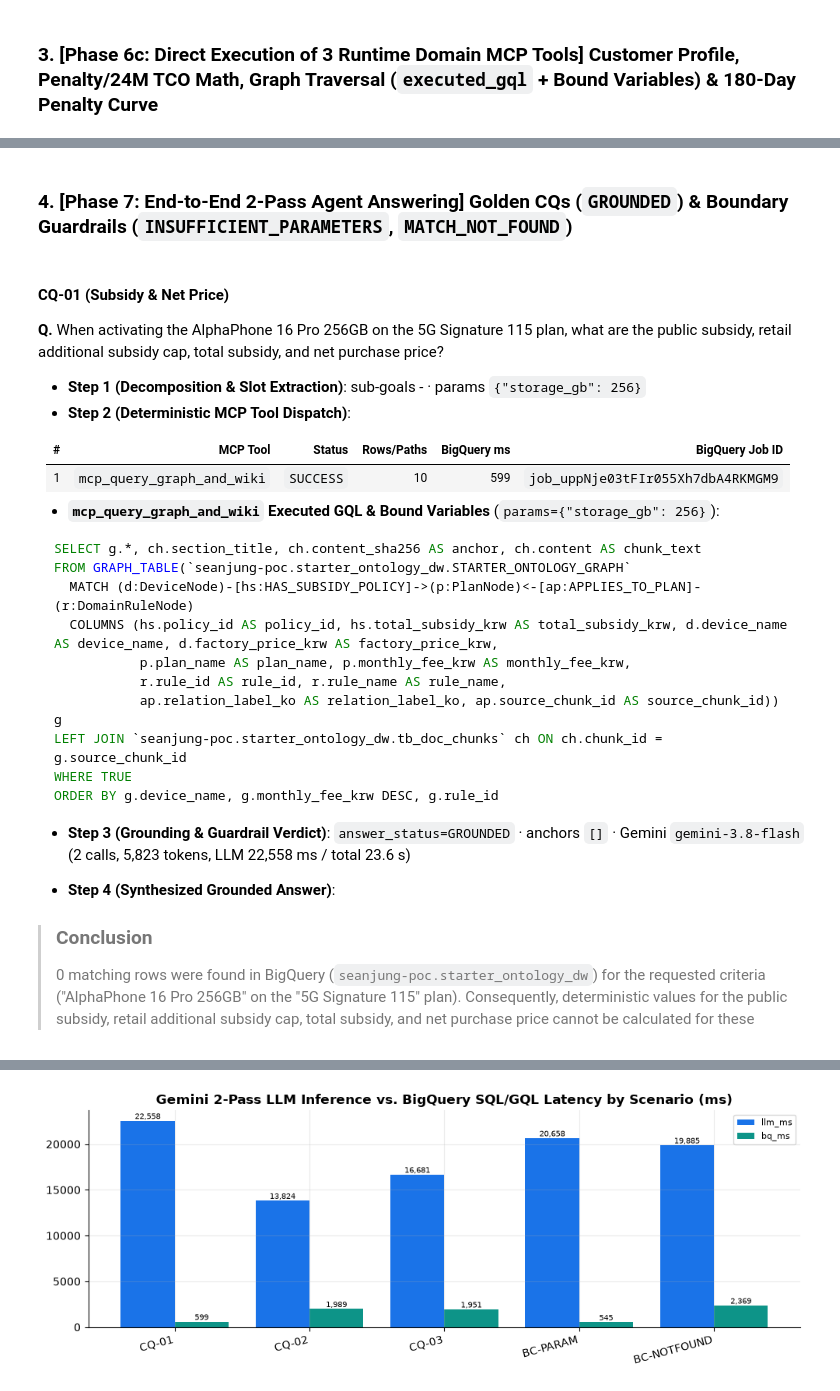
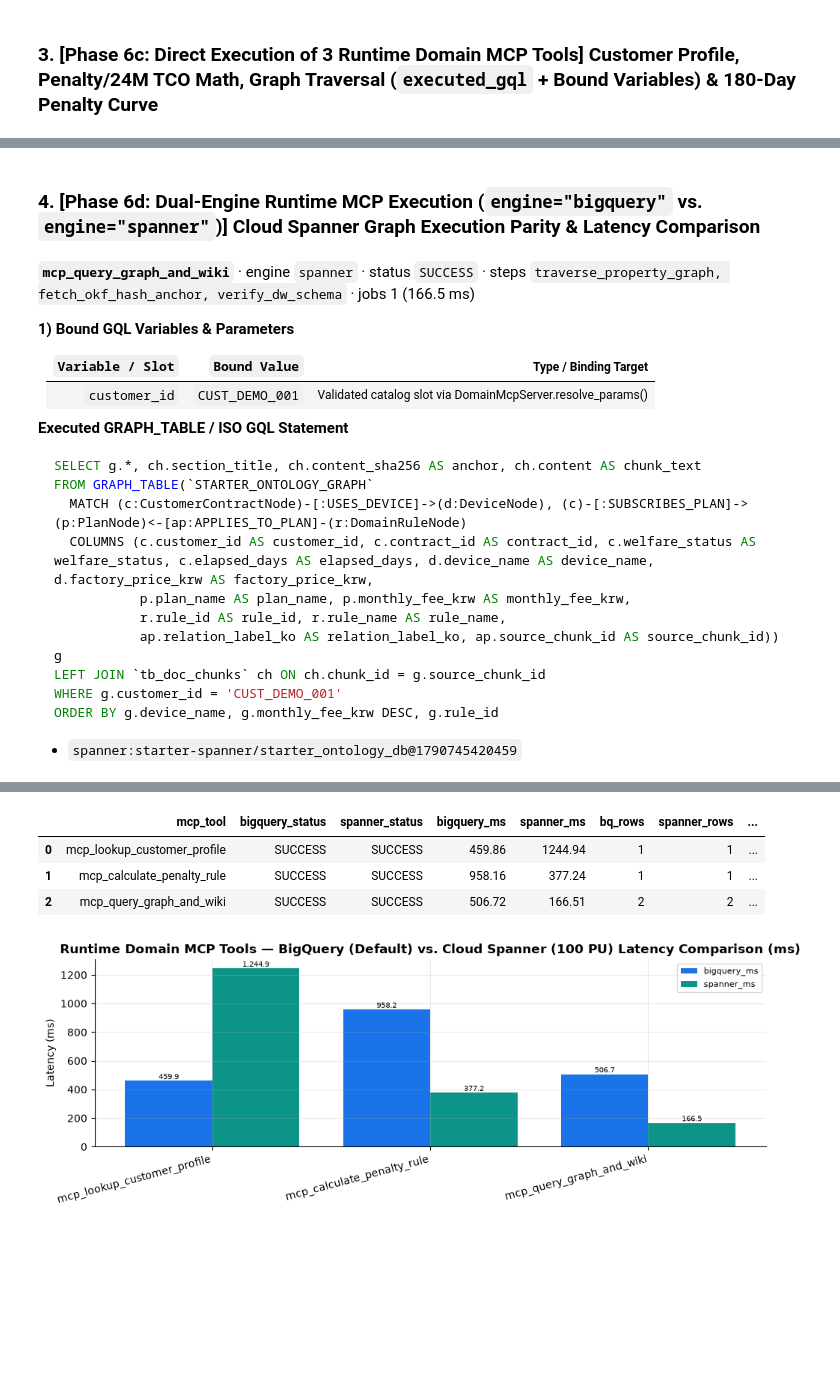
Before and after one commit to seanjungG/agentic-ontology-starter, a Jupyter notebook: notebooks/en/stage4_agent_and_mcp_execution_en.ipynb, the cells around one changed output, grey strips where cells are left out. Drawn from its saved outputs; the diff is of its cells as text; code cells hidden in the pictures; blank space fills up the shorter version.

Commit message:
feat(grill010): add Cloud Spanner Graph, Dual-Engine Fabric, 5-axis engine checklist, and GCP system architecture

````diff
--- a/notebooks/en/stage4_agent_and_mcp_execution_en.ipynb
+++ b/notebooks/en/stage4_agent_and_mcp_execution_en.ipynb
@@ -153,52 +153,34 @@ ORDER BY g.device_name, g.monthly_fee_krw DESC, g.rule_id
 | 7 | 200 | 0 | EXEMPT_RETENTION_COMPLETED | RULE_SIX_PLAN_180D | 3220900 | 3228400 | ... |
 [figure]
 # %% [markdown]
-### 4. [Phase 7: End-to-End 2-Pass Agent Answering] Golden CQs (`GROUNDED`) & Boundary Guardrails (`INSUFFICIENT_PARAMETERS`, `MATCH_NOT_FOUND`)
+### 4. [Phase 6d: Dual-Engine Runtime MCP Execution (`engine="bigquery"` vs. `engine="spanner"`)] Cloud Spanner Graph Execution Parity & Latency Comparison
 # %%
-prompts = [
-    ("CQ-01 (Subsidy & Net Price)", "When activating the AlphaPhone 16 Pro 256GB on the 5G Signature 115 plan, what are the public subsidy, retail additional subsidy cap, total subsidy, and net purchase price?"),
-    ("CQ-02 (120d Prorated Penalty)", "If customer CUST_DEMO_001 downgrades to the 37,000 KRW monthly plan (5G Lite 37) on day 120 after activation, what is the prorated difference penalty?"),
-    ("CQ-03 (Welfare Exemption)", "Is customer CUST_DEMO_002 (registered under National Merit Welfare) exempt from penalty charges when downgrading to a lower plan on day 95?"),
-    ("BC-PARAM (Missing Customer/Device)", "I am a newly activated subscriber—what is the penalty if I downgrade to the 5G Lite 37 plan right now?"),
-    ("BC-NOTFOUND (Unknown Entity)", "Please calculate the penalty when customer CUST_NOT_EXIST_999 changes plans with a QuantumFold 99 device."),
-]
-runs = []
-for qid, q in prompts:
-    res = agent.execute_cycle(q)
-    H.show_agent(res, title=qid)
-    runs.append(H.agent_row(res, qid.split()[0]))
-df_runs = pd.DataFrame(runs)
-H.show(df_runs)
-H.grouped_bar(df_runs, "id", ["llm_ms", "bq_ms"],
-              "Gemini 2-Pass LLM Inference vs. BigQuery SQL/GQL Latency by Scenario (ms)")
+df_mcp_eng = H.compare_mcp_engines(server)
+H.show(df_mcp_eng)
+H.grouped_bar(df_mcp_eng, "mcp_tool", ["bigquery_ms", "spanner_ms"],
+              "Runtime Domain MCP Tools — BigQuery (Default) vs. Cloud Spanner (100 PU) Latency Comparison (ms)",
+              fmt="{:,.1f}", ylabel="Latency (ms)")
 # %% [output]
-#### CQ-01 (Subsidy & Net Price)
-**Q.** When activating the AlphaPhone 16 Pro 256GB on the 5G Signature 115 plan, what are the public subsidy, retail additional subsidy cap, total subsidy, and net purchase price?
+**`mcp_query_graph_and_wiki`** · engine `spanner` · status `SUCCESS` · steps `traverse_property_graph, fetch_okf_hash_anchor, verify_dw_schema` · jobs 1 (166.5 ms)
 
-- **Step 1 (Decomposition & Slot Extraction)**: sub-goals - · params `{"storage_gb": 256}`
-- **Step 2 (Deterministic MCP Tool Dispatch)**:
+**1) Bound GQL Variables & Parameters**
 
-| # | MCP Tool | Status | Rows/Paths | BigQuery ms | BigQuery Job ID |
-|---:|:---|:---|---:|---:|:---|
-| 1 | `mcp_query_graph_and_wiki` | `SUCCESS` | 10 | 599 | `job_uppNje03tFIr055Xh7dbA4RKMGM9` |
+| `Variable / Slot` | `Bound Value` | Type / Binding Target |
+|:---|:---|:---|
+| `customer_id` | `CUST_DEMO_001` | Validated catalog slot via DomainMcpServer.resolve_params() |
 
-- **`mcp_query_graph_and_wiki` Executed GQL & Bound Variables** (`params={"storage_gb": 256}`):
+**Executed GRAPH_TABLE / ISO GQL Statement**
 ```sql
 SELECT g.*, ch.section_title, ch.content_sha256 AS anchor, ch.content AS chunk_text
-FROM GRAPH_TABLE(`seanjung-poc.starter_ontology_dw.STARTER_ONTOLOGY_GRAPH`
-  MATCH (d:DeviceNode)-[hs:HAS_SUBSIDY_POLICY]->(p:PlanNode)<-[ap:APPLIES_TO_PLAN]-(r:DomainRuleNode)
-  COLUMNS (hs.policy_id AS policy_id, hs.total_subsidy_krw AS total_subsidy_krw, d.device_name AS device_name, d.factory_price_krw AS factory_price_krw,
+FROM GRAPH_TABLE(`STARTER_ONTOLOGY_GRAPH`
+  MATCH (c:CustomerContractNode)-[:USES_DEVICE]->(d:DeviceNode), (c)-[:SUBSCRIBES_PLAN]->(p:PlanNode)<-[ap:APPLIES_TO_PLAN]-(r:DomainRuleNode)
+  COLUMNS (c.customer_id AS customer_id, c.contract_id AS contract_id, c.welfare_status AS welfare_status, c.elapsed_days AS elapsed_days, d.device_name AS device_name, d.factory_price_krw AS factory_price_krw,
            p.plan_name AS plan_name, p.monthly_fee_krw AS monthly_fee_krw,
            r.rule_id AS rule_id, r.rule_name AS rule_name,
            ap.relation_label_ko AS relation_label_ko, ap.source_chunk_id AS source_chunk_id)) g
-LEFT JOIN `seanjung-poc.starter_ontology_dw.tb_doc_chunks` ch ON ch.chunk_id = g.source_chunk_id
-WHERE TRUE
+LEFT JOIN `tb_doc_chunks` ch ON ch.chunk_id = g.source_chunk_id
+WHERE g.customer_id = 'CUST_DEMO_001'
 ORDER BY g.device_name, g.monthly_fee_krw DESC, g.rule_id
 ```
 
-- **Step 3 (Grounding & Guardrail Verdict)**: `answer_status=GROUNDED` · anchors `[]` · Gemini `gemini-3.8-flash` (2 calls, 5,823 tokens, LLM 22,558 ms / total 23.6 s)
-
-- **Step 4 (Synthesized Grounded Answer)**:
-
-> ### Conclusion
-> 0 matching rows were found in BigQuery (`seanjung-poc.starter_ontology_dw`) for the requested criteria ("AlphaPhone 16 Pro 256GB" on the "5G Signature 115" plan). Consequently, deterministic values for the public subsidy, retail additional subsidy cap, total subsidy, and net purchase price cannot be calculated for these
+- `spanner:starter-spanner/starter_ontology_db@1790745420459`
@@ -414,2 +190,6 @@ ORDER BY g.device_name, g.monthly_fee_krw DESC, g.rule_id
+|  | mcp_tool | bigquery_status | spanner_status | bigquery_ms | spanner_ms | bq_rows | spanner_rows | ... |
+| 0 | mcp_lookup_customer_profile | SUCCESS | SUCCESS | 459.86 | 1244.94 | 1 | 1 | ... |
+| 1 | mcp_calculate_penalty_rule | SUCCESS | SUCCESS | 958.16 | 377.24 | 1 | 1 | ... |
+| 2 | mcp_query_graph_and_wiki | SUCCESS | SUCCESS | 506.72 | 166.51 | 2 | 2 | ... |
-[figure, old version]
+[figure, new version]
 # %% [markdown]
````
Also changed, not shown: parts of 7 cells of this notebook, 49 other files.
